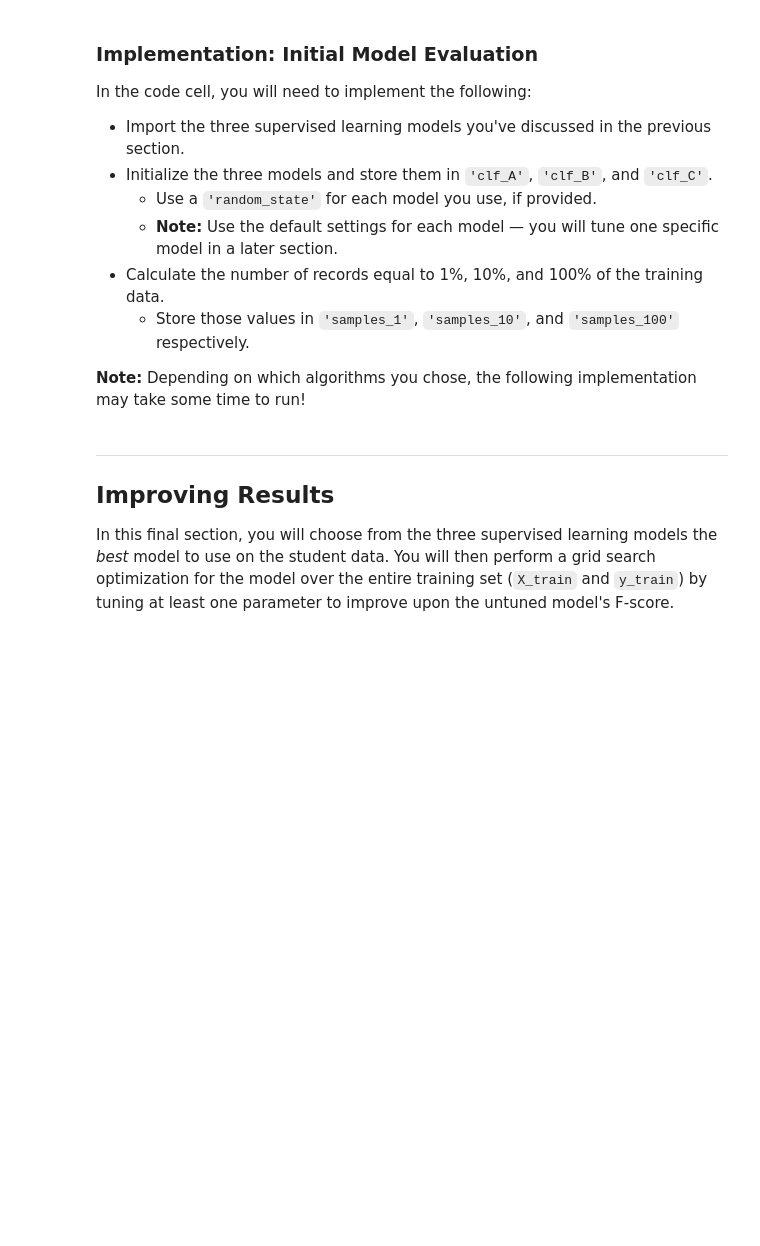
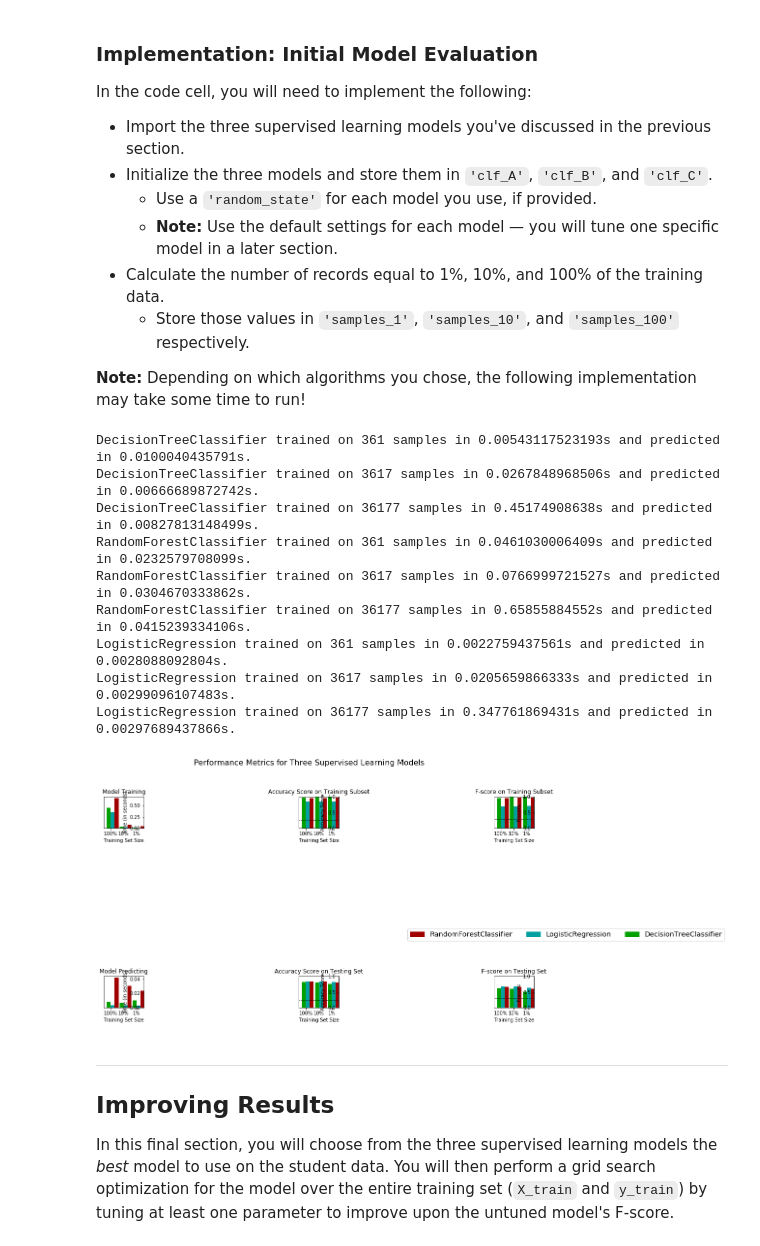
Before and after one commit to bluebehree/udacity-machine-learning-nd, a Jupyter notebook: finding_donors/finding_donors.ipynb, the cells around one changed output. Drawn from its saved outputs; the diff is of its cells as text; code cells hidden in the pictures; blank space fills up the shorter version.

Commit message:
Implement logistic regression in project 2

```diff
--- a/finding_donors/finding_donors.ipynb
+++ b/finding_donors/finding_donors.ipynb
@@ -311,6 +328,7 @@ In the code block below, you will need to implement the following:
    - Make sure that you set the `beta` parameter!
 # %%
 # TODO: Import two metrics from sklearn - fbeta_score and accuracy_score
+from sklearn.metrics import fbeta_score, accuracy_score
 
 def train_predict(learner, sample_size, X_train, y_train, X_test, y_test):
     '''
@@ -327,36 +345,36 @@ def train_predict(learner, sample_size, X_train, y_train, X_test, y_test):
 
     # TODO: Fit the learner to the training data using slicing with 'sample_size' using .fit(training_features[:], training_labels[:])
     start = time() # Get start time
-    learner = None
+    learner = learner.fit(X_train[:sample_size], y_train[:sample_size])
     end = time() # Get end time
 
     # TODO: Calculate the training time
-    results['train_time'] = None
+    results['train_time'] = end - start
 
     # TODO: Get the predictions on the test set(X_test),
     #       then get predictions on the first 300 training samples(X_train) using .predict()
     start = time() # Get start time
-    predictions_test = None
-    predictions_train = None
+    predictions_test = learner.predict(X_test)
+    predictions_train = learner.predict(X_train[:300])
     end = time() # Get end time
 
     # TODO: Calculate the total prediction time
-    results['pred_time'] = None
+    results['pred_time'] = end - start
 
     # TODO: Compute accuracy on the first 300 training samples which is y_train[:300]
-    results['acc_train'] = None
+    results['acc_train'] = accuracy_score(y_train[:300], predictions_train)
 
     # TODO: Compute accuracy on test set using accuracy_score()
-    results['acc_test'] = None
+    results['acc_test'] = accuracy_score(y_test, predictions_test)
 
     # TODO: Compute F-score on the the first 300 training samples using fbeta_score()
-    results['f_train'] = None
+    results['f_train'] = fbeta_score(y_train[:300], predictions_train, 0.5)
 
     # TODO: Compute F-score on the test set which is y_test
-    results['f_test'] = None
+    results['f_test'] = fbeta_score(y_test, predictions_test, 0.5)
 
     # Success
-    print("{} trained on {} samples.".format(learner.__class__.__name__, sample_size))
+    print("{} trained on {} samples in {}s and predicted in {}s.".format(learner.__class__.__name__, sample_size, results['train_time'], results['pred_time']))
 
     # Return the results
     return results
@@ -373,31 +391,45 @@ In the code cell, you will need to implement the following:
 **Note:** Depending on which algorithms you chose, the following implementation may take some time to run!
 # %%
 # TODO: Import the three supervised learning models from sklearn
+from sklearn.tree import DecisionTreeClassifier
+from sklearn.ensemble import RandomForestClassifier
+from sklearn.linear_model import LogisticRegression
 
 # TODO: Initialize the three models
-clf_A = None
-clf_B = None
-clf_C = None
+clf_A = DecisionTreeClassifier()
+clf_B = RandomForestClassifier()
+clf_C = LogisticRegression()
 
 # TODO: Calculate the number of samples for 1%, 10%, and 100% of the training data
 # HINT: samples_100 is the entire training set i.e. len(y_train)
 # HINT: samples_10 is 10% of samples_100 (ensure to set the count of the values to be `int` and not `float`)
 # HINT: samples_1 is 1% of samples_100 (ensure to set the count of the values to be `int` and not `float`)
-samples_100 = None
-samples_10 = None
-samples_1 = None
+samples_100 = len(y_train)
+samples_10 = int(0.1*samples_100)
+samples_1 = int(0.1*samples_10)
 
 # Collect results on the learners
 results = {}
 for clf in [clf_A, clf_B, clf_C]:
     clf_name = clf.__class__.__name__
     results[clf_name] = {}
     for i, samples in enumerate([samples_1, samples_10, samples_100]):
         results[clf_name][i] = \
         train_predict(clf, samples, X_train, y_train, X_test, y_test)
 
 # Run metrics visualization for the three supervised learning models chosen
 vs.evaluate(results, accuracy, fscore)
+# %% [output]
+DecisionTreeClassifier trained on 361 samples in 0.00543117523193s and predicted in 0.0100040435791s.
+DecisionTreeClassifier trained on 3617 samples in 0.0267848968506s and predicted in 0.00666689872742s.
+DecisionTreeClassifier trained on 36177 samples in 0.45174908638s and predicted in 0.00827813148499s.
+RandomForestClassifier trained on 361 samples in 0.0461030006409s and predicted in 0.0232579708099s.
+RandomForestClassifier trained on 3617 samples in 0.0766999721527s and predicted in 0.0304670333862s.
+RandomForestClassifier trained on 36177 samples in 0.65855884552s and predicted in 0.0415239334106s.
+LogisticRegression trained on 361 samples in 0.0022759437561s and predicted in 0.0028088092804s.
+LogisticRegression trained on 3617 samples in 0.0205659866333s and predicted in 0.00299096107483s.
+LogisticRegression trained on 36177 samples in 0.347761869431s and predicted in 0.00297689437866s.
+[figure, added]
 # %% [markdown]
 ----
 ## Improving Results
```
Also changed, not shown: parts of 4 cells of this notebook, 1 other file.
